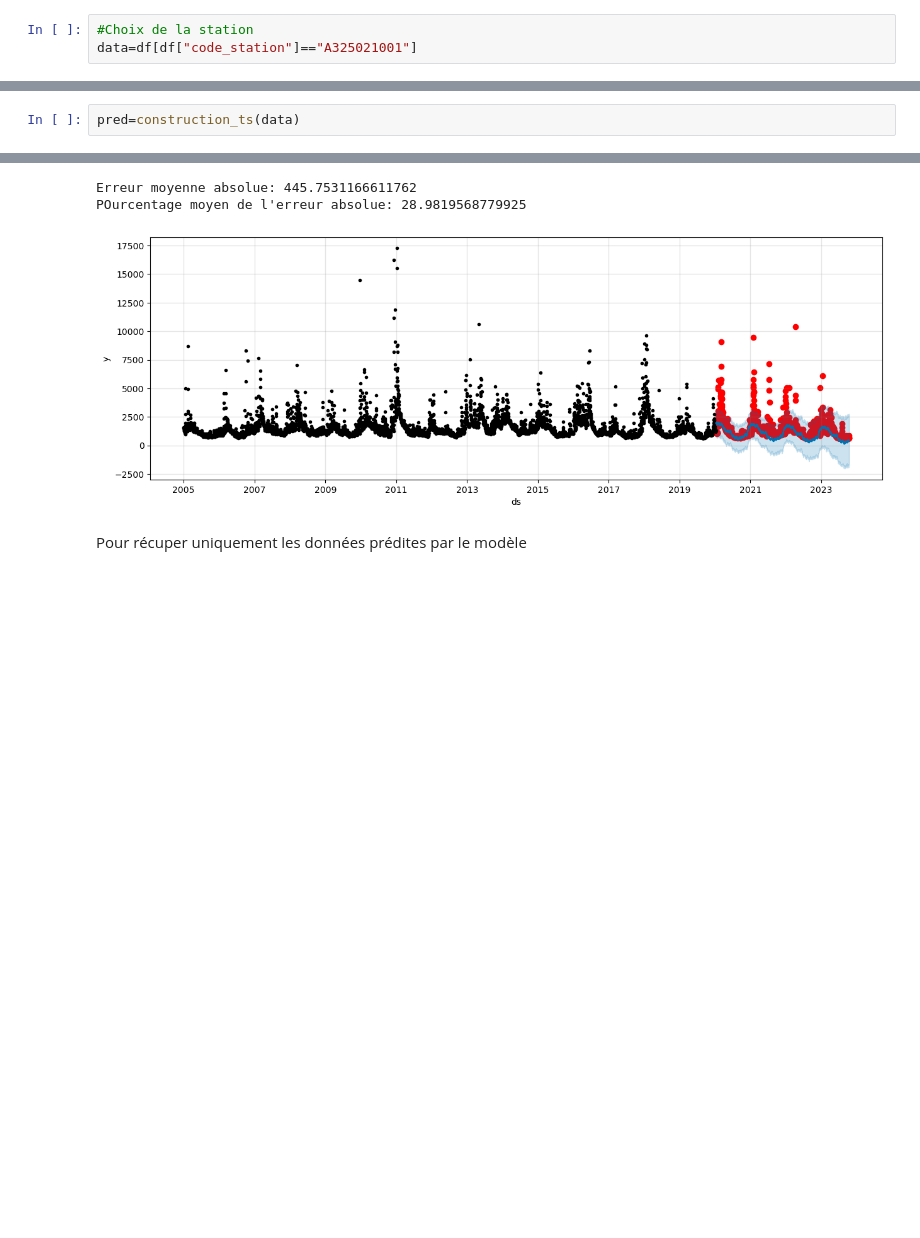
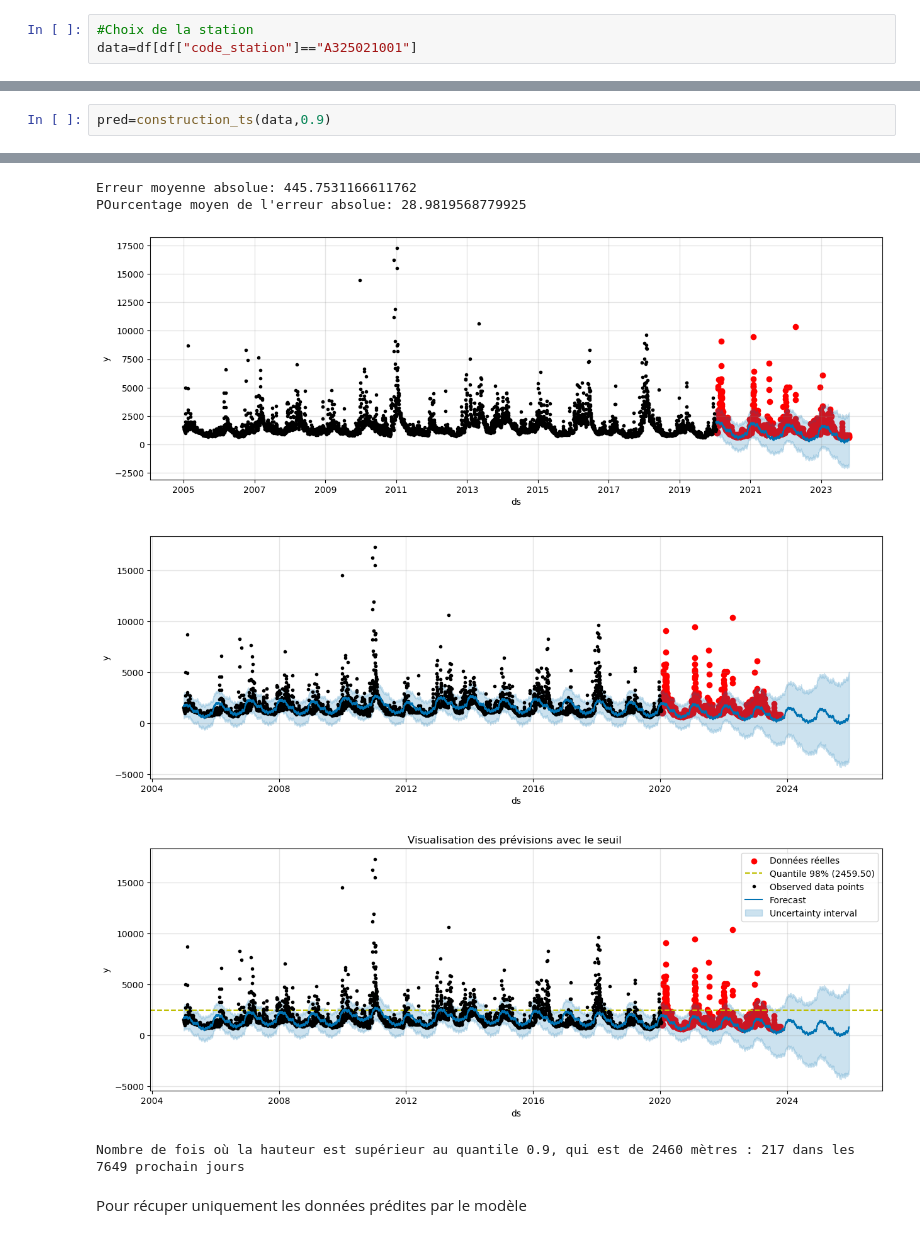
Before and after one commit to PI2-Equipe106/PI2_A5_Equipe_106, a Jupyter notebook: Série temporelles.ipynb, the cells around one changed output, grey strips where cells are left out. Saved outputs shown, nothing was run; the diff lists cells and outputs as text; blank space fills up the shorter version.

```diff
--- a/Série temporelles.ipynb
+++ b/Série temporelles.ipynb
@@ -194,5 +263,5 @@ def construction_ts(station):
 # %%
-pred=construction_ts(data)
+pred=construction_ts(data,0.9)
 # %% [output]
 [figure]
 [interactive output not drawn]
@@ -202,6 +271,9 @@ pred=construction_ts(data)
 Erreur moyenne absolue: 445.7531166611762
 POurcentage moyen de l'erreur absolue: 28.9819568779925
 [figure]
+[figure, added]
+[figure, added]
+Nombre de fois où la hauteur est supérieur au quantile 0.9, qui est de 2460 mètres : 217 dans les 7649 prochain jours
 # %% [markdown]
 Pour récuper uniquement les données prédites par le modèle
 # %%
```
Also changed, not shown: parts of 13 cells of this notebook.
